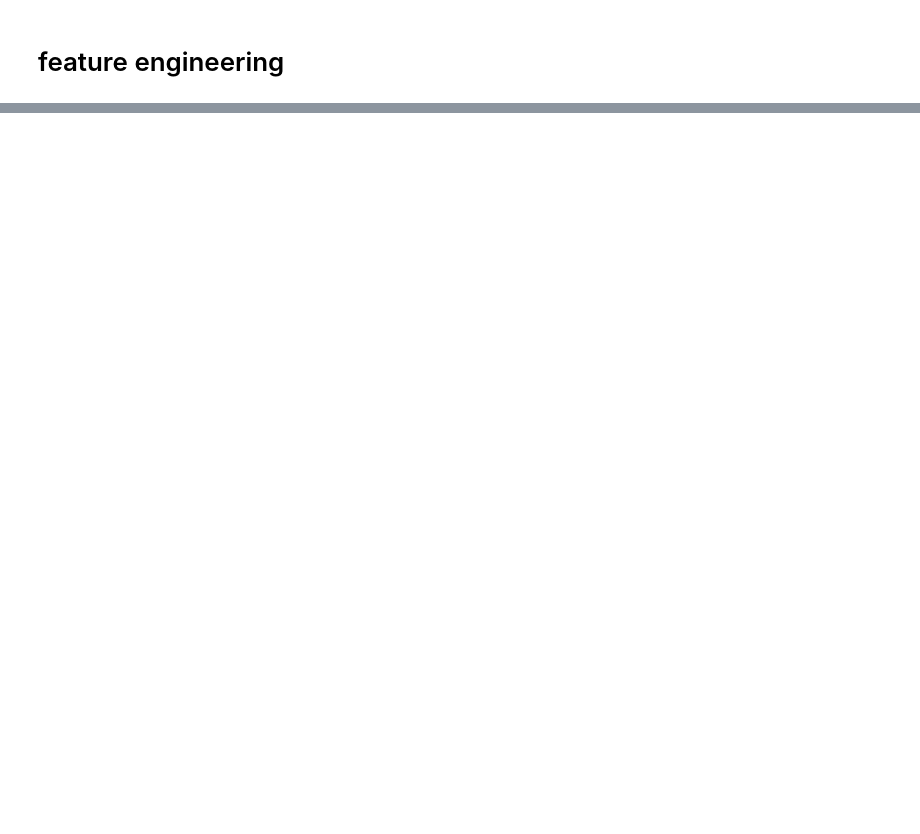
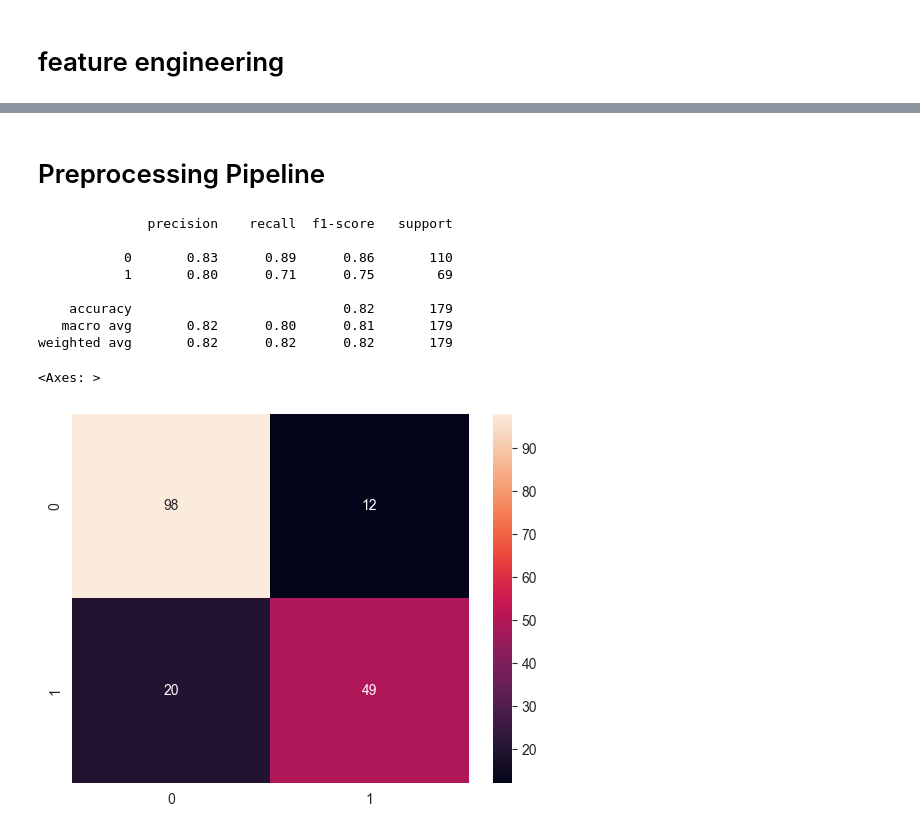
Before and after one commit to Netall0/ML, a Jupyter notebook: notebooks/eda.ipynb, the cells around one changed output, grey strips where cells are left out. Saved outputs shown, nothing was run; the diff lists cells and outputs as text; code cells hidden in the pictures; blank space fills up the shorter version.

```diff
--- a/notebooks/eda.ipynb
+++ b/notebooks/eda.ipynb
@@ -161,7 +147,5 @@ Passing `palette` without assigning `hue` is deprecated and will be removed in v
 # %% [markdown]
 # feature engineering
 # %%
-from import_
 
-
-df = engineer_features(df)
+df = feature_engineering(df)
@@ -174,0 +152,2 @@ df = engineer_features(df)
+# %% [markdown]
+# Preprocessing Pipeline
@@ -174,0 +180,40 @@ df = engineer_features(df)
+# %%
+from sklearn.model_selection import train_test_split
+
+X = df.drop('Survived', axis=1)
+y = df['Survived']
+
+# 80% train, 20% test, stratify = одинаковый % выживших
+X_train, X_test, y_train, y_test = train_test_split(
+    X, y, test_size=0.2, random_state=42, stratify=y
+)
+# %%
+from sklearn.metrics import classification_report, confusion_matrix
+from sklearn.linear_model import LogisticRegression
+
+
+
+model = Pipeline(
+    [
+        ('preprocessor', preprocessor),
+        ('classifier', LogisticRegression())
+    ]
+)
+
+
+y_pred = model.fit(X_train,y_train).predict(X_test)
+
+
+print(classification_report(y_test, y_pred))
+sns.heatmap(confusion_matrix(y_test, y_pred), annot=True, fmt='d')
+# %% [output]
+              precision    recall  f1-score   support
+
+           0       0.83      0.89      0.86       110
+           1       0.80      0.71      0.75        69
+
+    accuracy                           0.82       179
+   macro avg       0.82      0.80      0.81       179
+weighted avg       0.82      0.82      0.82       179
+<Axes: >
+[figure, added]
```
Also changed, not shown: parts of 8 cells of this notebook, 11 other files.
